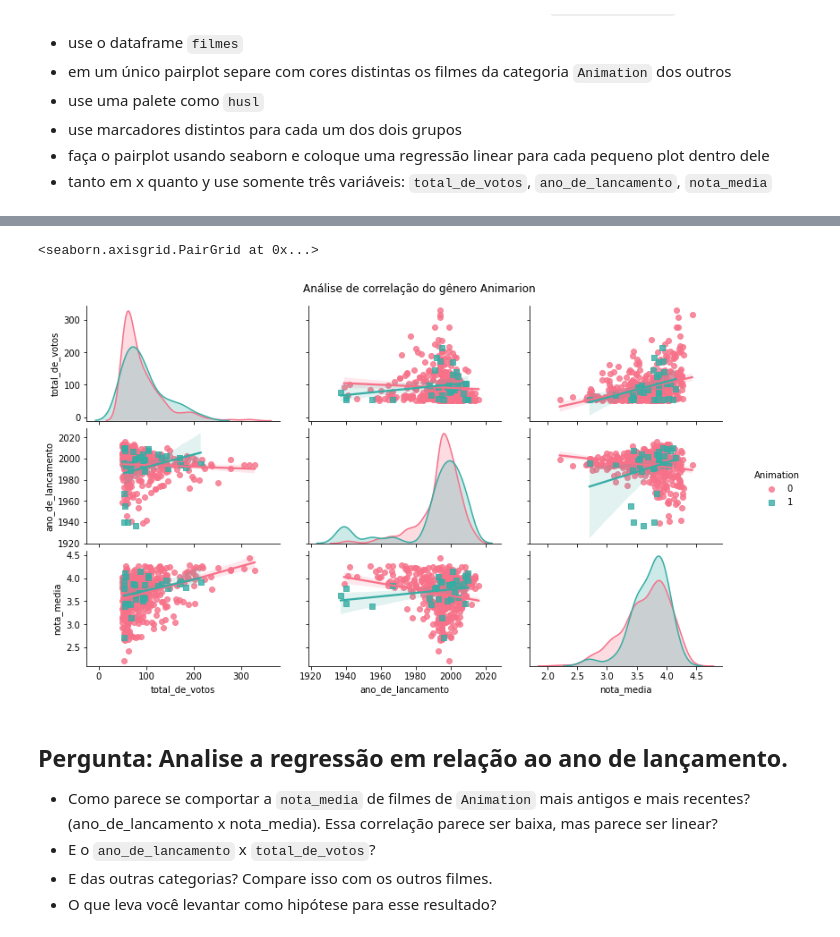
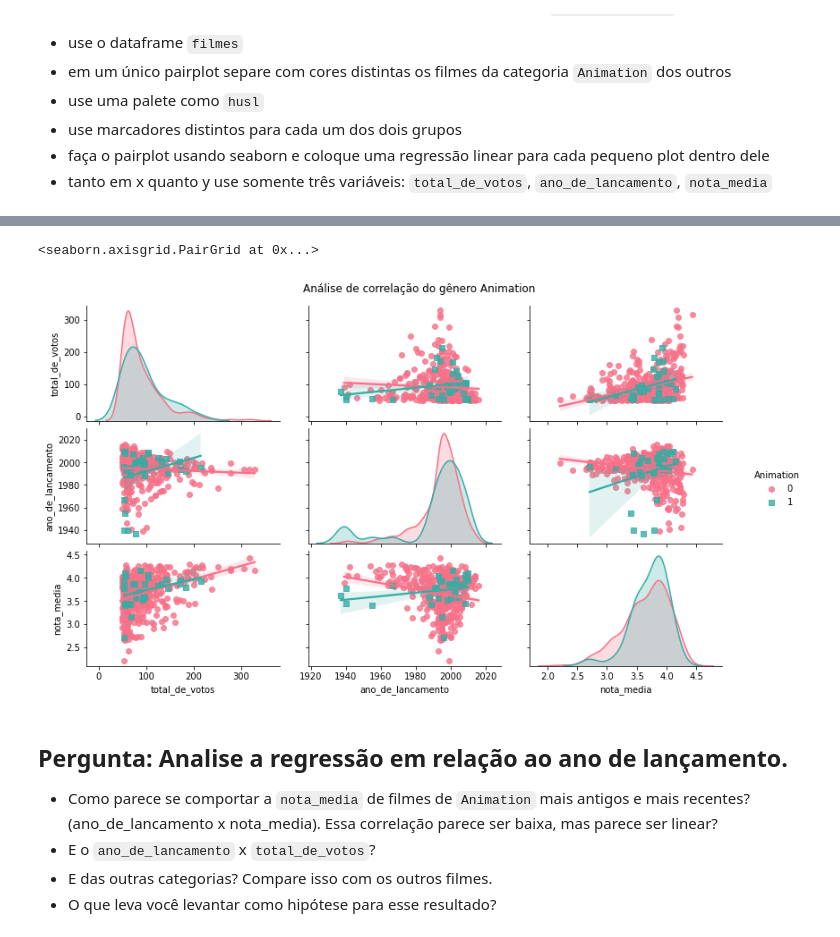
Before and after one commit to andremanesco/alura_data_science, a Jupyter notebook: Formação_Data_Science_Alura_Análise_exploratória_do_MovieLens.ipynb, the cells around one changed output, grey strips where cells are left out. Drawn from its saved outputs; the diff is of its cells as text; code cells hidden in the pictures.

```diff
--- a/Formação_Data_Science_Alura_Análise_exploratória_do_MovieLens.ipynb
+++ b/Formação_Data_Science_Alura_Análise_exploratória_do_MovieLens.ipynb
@@ -712,14 +727,14 @@ filmes.head()
 # %%
 ax = sns.pairplot(data = filmes,
                   x_vars=('total_de_votos', 'ano_de_lancamento', 'nota_media'),
                   y_vars = ('total_de_votos', 'ano_de_lancamento', 'nota_media'),
                   palette='husl', hue='Animation', markers=['o', 's'], kind='reg')
 ax.fig.set_size_inches(12,6)
-ax.fig.suptitle('Análise de correlação do gênero Animarion', y=1.05)
+ax.fig.suptitle('Análise de correlação do gênero Animation', y=1.05)
 ax
 # %% [output]
 <seaborn.axisgrid.PairGrid at 0x...>
-[figure, old version]
+[figure, new version]
 # %% [markdown]
 ## Pergunta: Analise a regressão em relação ao ano de lançamento.
 
```
Also changed, not shown: parts of 18 cells of this notebook.
